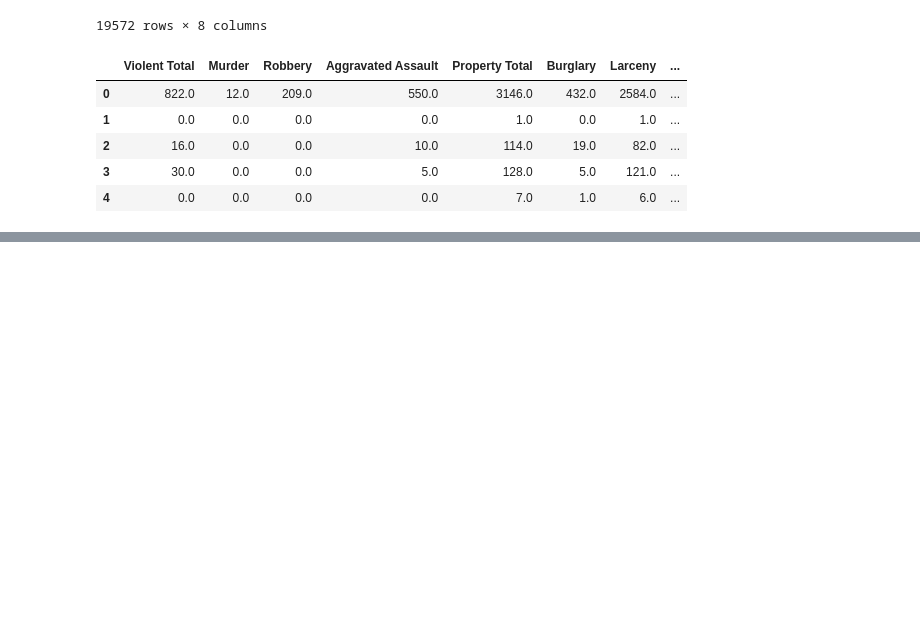
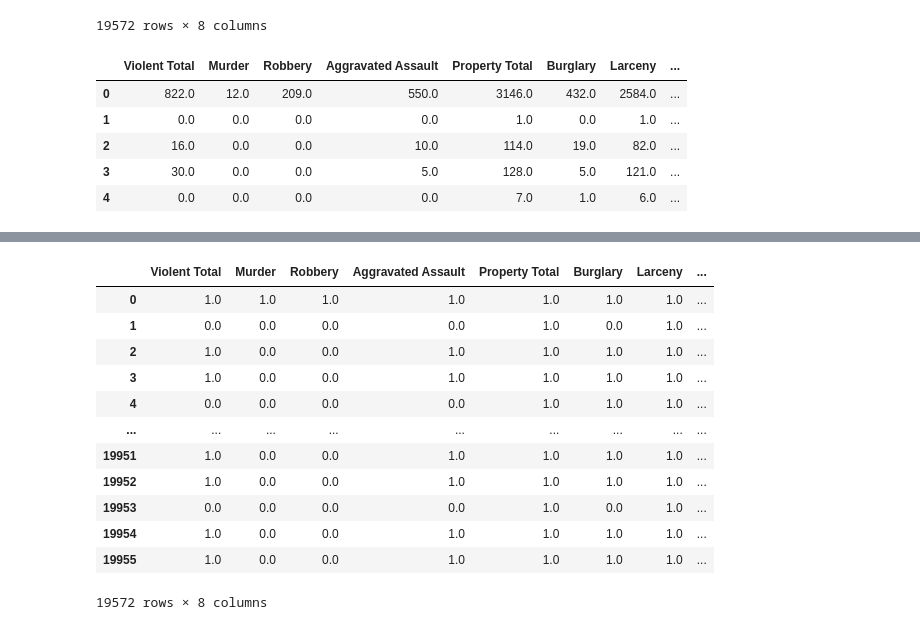
Before and after one commit to sanzi4/data_mining, a Jupyter notebook: assoication_task.ipynb, the cells around one changed output, grey strips where cells are left out. Drawn from its saved outputs; the diff is of its cells as text; code cells hidden in the pictures; blank space fills up the shorter version.

```diff
--- a/assoication_task.ipynb
+++ b/assoication_task.ipynb
@@ -163 +200,17 @@ df2
+# %%
+df
+# %% [output]
+|  | Violent Total | Murder | Robbery | Aggravated Assault | Property Total | Burglary | Larceny | ... |
+| 0 | 1.0 | 1.0 | 1.0 | 1.0 | 1.0 | 1.0 | 1.0 | ... |
+| 1 | 0.0 | 0.0 | 0.0 | 0.0 | 1.0 | 0.0 | 1.0 | ... |
+| 2 | 1.0 | 0.0 | 0.0 | 1.0 | 1.0 | 1.0 | 1.0 | ... |
+| 3 | 1.0 | 0.0 | 0.0 | 1.0 | 1.0 | 1.0 | 1.0 | ... |
+| 4 | 0.0 | 0.0 | 0.0 | 0.0 | 1.0 | 1.0 | 1.0 | ... |
+| ... | ... | ... | ... | ... | ... | ... | ... | ... |
+| 19951 | 1.0 | 0.0 | 0.0 | 1.0 | 1.0 | 1.0 | 1.0 | ... |
+| 19952 | 1.0 | 0.0 | 0.0 | 1.0 | 1.0 | 1.0 | 1.0 | ... |
+| 19953 | 0.0 | 0.0 | 0.0 | 0.0 | 1.0 | 0.0 | 1.0 | ... |
+| 19954 | 1.0 | 0.0 | 0.0 | 1.0 | 1.0 | 1.0 | 1.0 | ... |
+| 19955 | 1.0 | 0.0 | 0.0 | 1.0 | 1.0 | 1.0 | 1.0 | ... |
+19572 rows × 8 columns
 # %%
```
Also changed, not shown: parts of 8 cells of this notebook.
